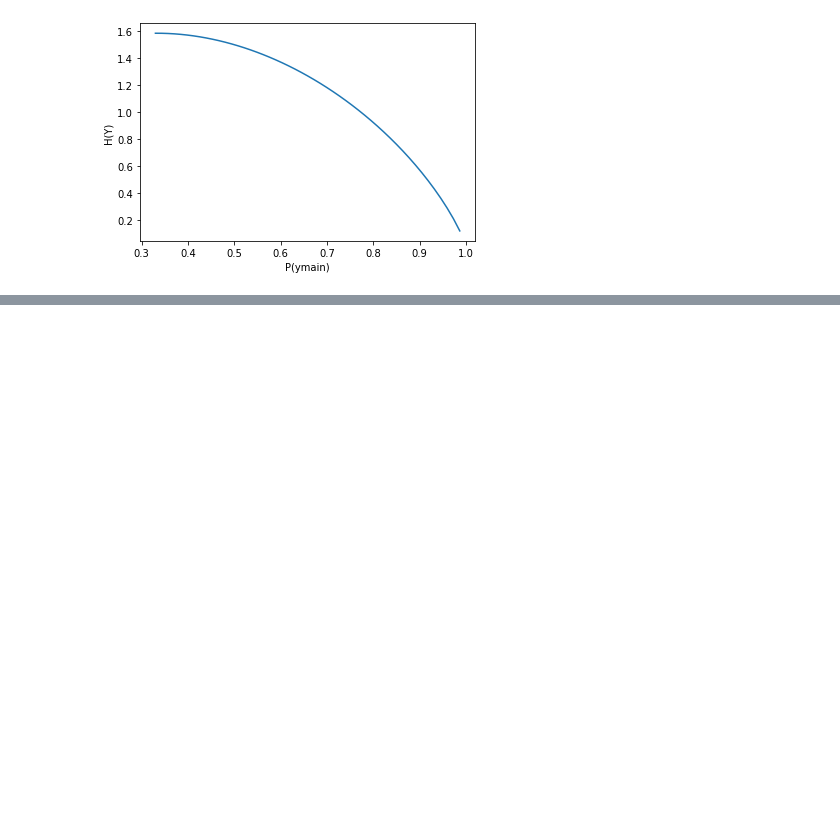
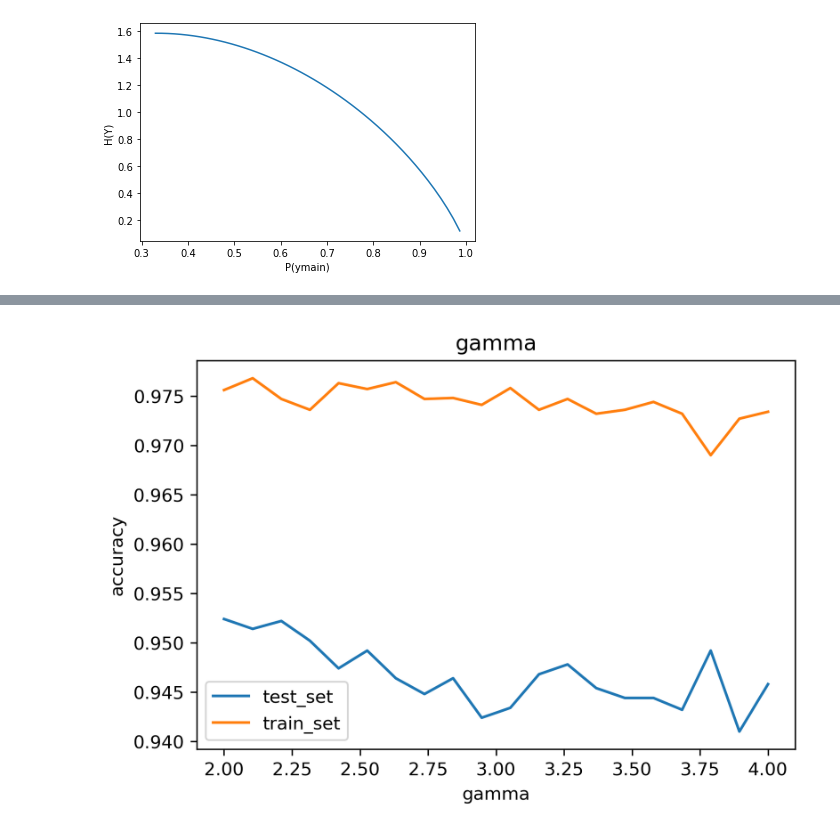
Before and after one commit to Time-Magic/Traning_code, a Jupyter notebook: report_iris_randomtrees.ipynb, the cells around one changed output, grey strips where cells are left out. Saved outputs shown, nothing was run; the diff lists cells and outputs as text; code cells hidden in the pictures; blank space fills up the shorter version.

```diff
--- a/report_iris_randomtrees.ipynb
+++ b/report_iris_randomtrees.ipynb
@@ -20,0 +164,21 @@ plt.show()
+# %%
+from likefunctions import XGBoost_gamma_100_random
+import numpy as np
+from matplotlib import pyplot as plt
+result=[]
+result_train=[]
+xlabel=np.linspace(2,4,20)
+for i in xlabel:
+    accuracy,accuracy_train=XGBoost_gamma_100_random(gamma=i)
+    result.append(accuracy.mean())
+    result_train.append((accuracy_train.mean()))
+plt.figure(dpi=300)
+plt.plot(list(xlabel),result,label='test')
+plt.plot(list(xlabel),result_train,label='train')
+plt.legend(['test_set','train_set'])
+plt.xlabel('gamma')
+plt.ylabel('accuracy')
+plt.title('gamma')
+plt.show()
+# %% [output]
+[figure, added]
```
Also changed, not shown: parts of 14 cells of this notebook, 2 other files.
